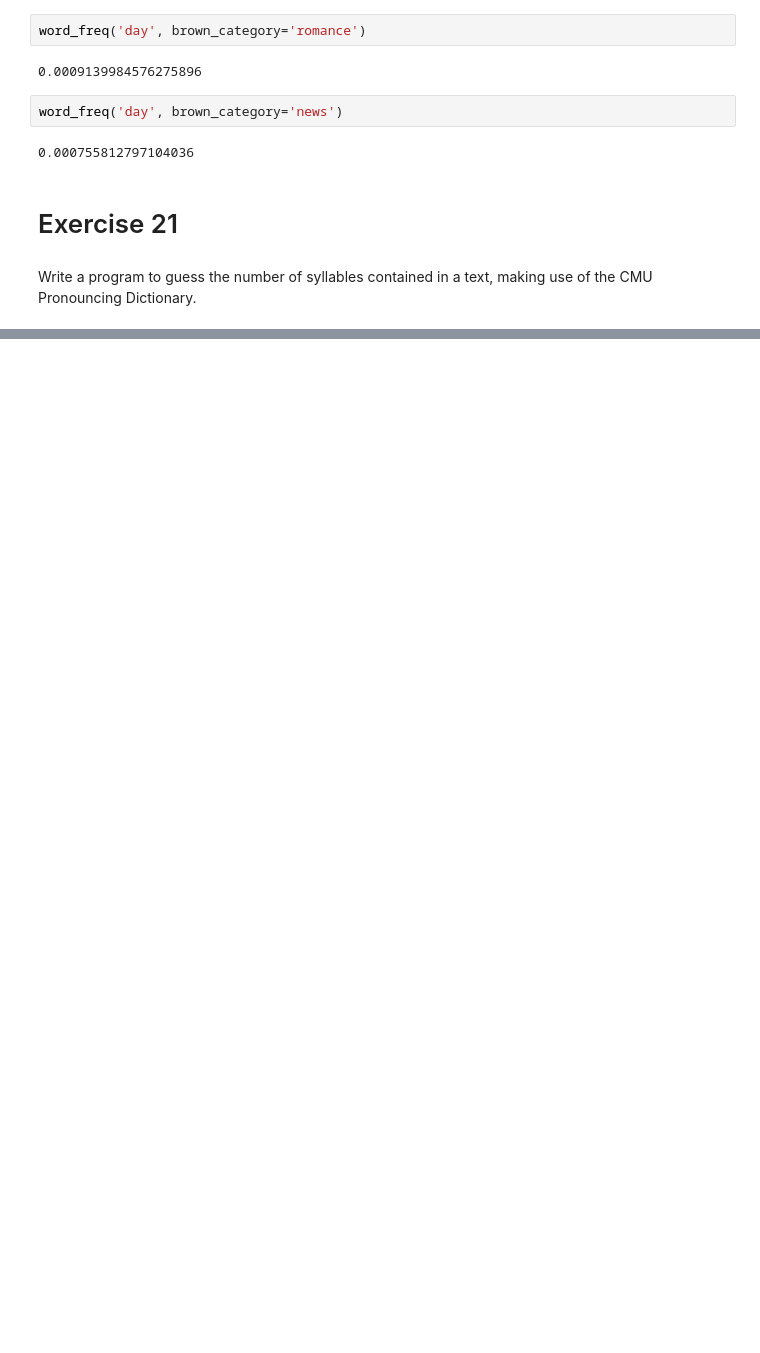
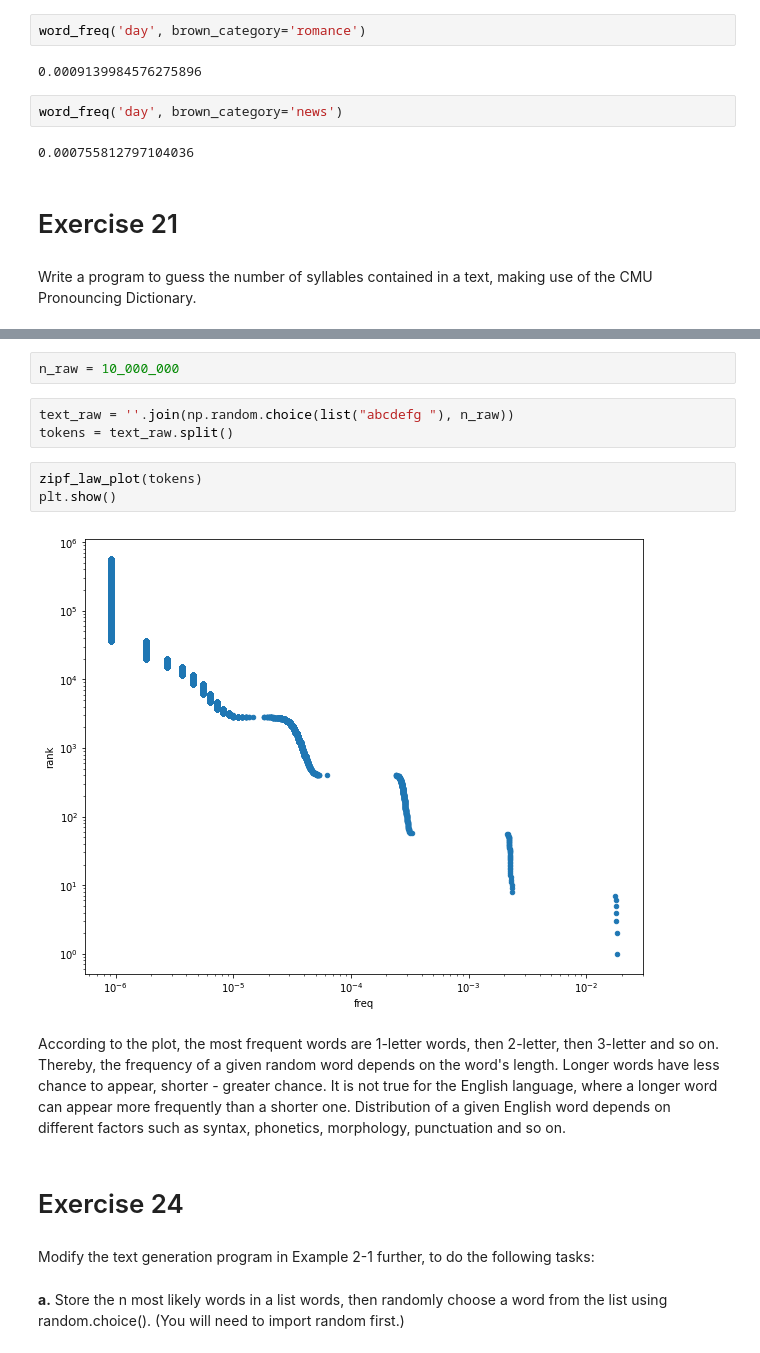
Before and after one commit to rjafarau/nltk-book, a Jupyter notebook: solutions/chapter_02.ipynb, the cells around one changed output, grey strips where cells are left out. Drawn from its saved outputs; the diff is of its cells as text; blank space fills up the shorter version.

```diff
--- a/solutions/chapter_02.ipynb
+++ b/solutions/chapter_02.ipynb
@@ -818,0 +900,20 @@ use of the CMU Pronouncing Dictionary.
+# %%
+n_raw = 10_000_000
+# %%
+text_raw = ''.join(np.random.choice(list("abcdefg "), n_raw))
+tokens = text_raw.split()
+# %%
+zipf_law_plot(tokens)
+plt.show()
+# %% [output]
+[figure, added]
+# %% [markdown]
+According to the plot, the most frequent words are 1-letter words, then 2-letter, then 3-letter and so on. Thereby, the frequency of a given random word depends on the word's length. Longer words have less chance to appear, shorter - greater chance. It is not true for the English language, where a longer word can appear more frequently than a shorter one. Distribution of a given English word depends on different factors such as syntax, phonetics, morphology, punctuation and so on.
+# %% [markdown]
+# Exercise 24
+# %% [markdown]
+Modify the text generation program in Example 2-1 further, to do the following
+tasks:
+# %% [markdown]
+**a.** Store the n most likely words in a list words, then randomly choose a word
+from the list using random.choice(). (You will need to import random first.)
```
Also changed, not shown: parts of 15 cells of this notebook.
